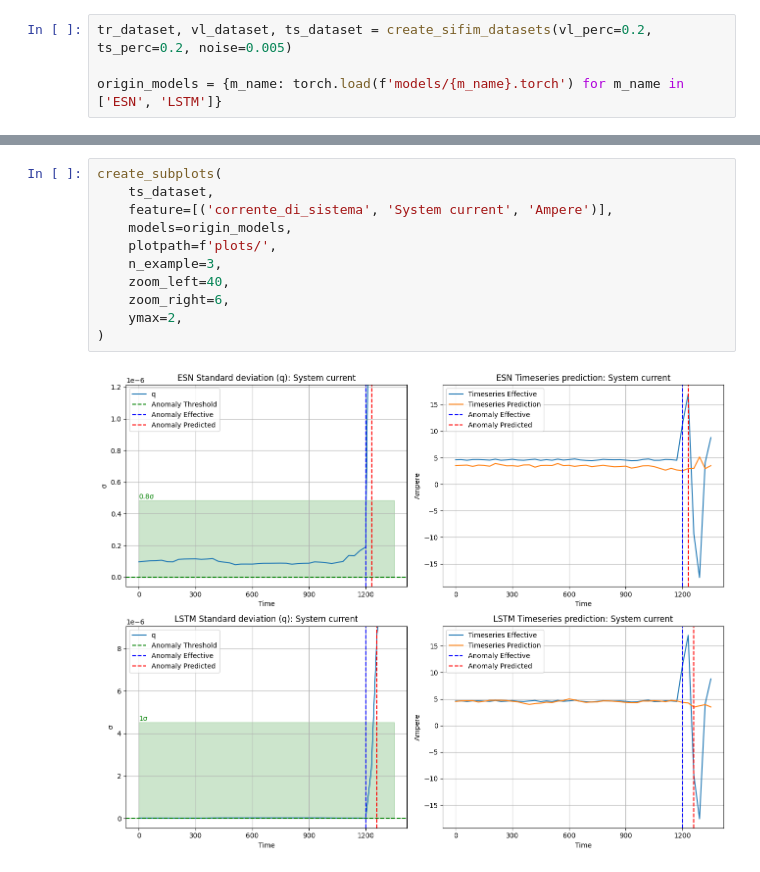
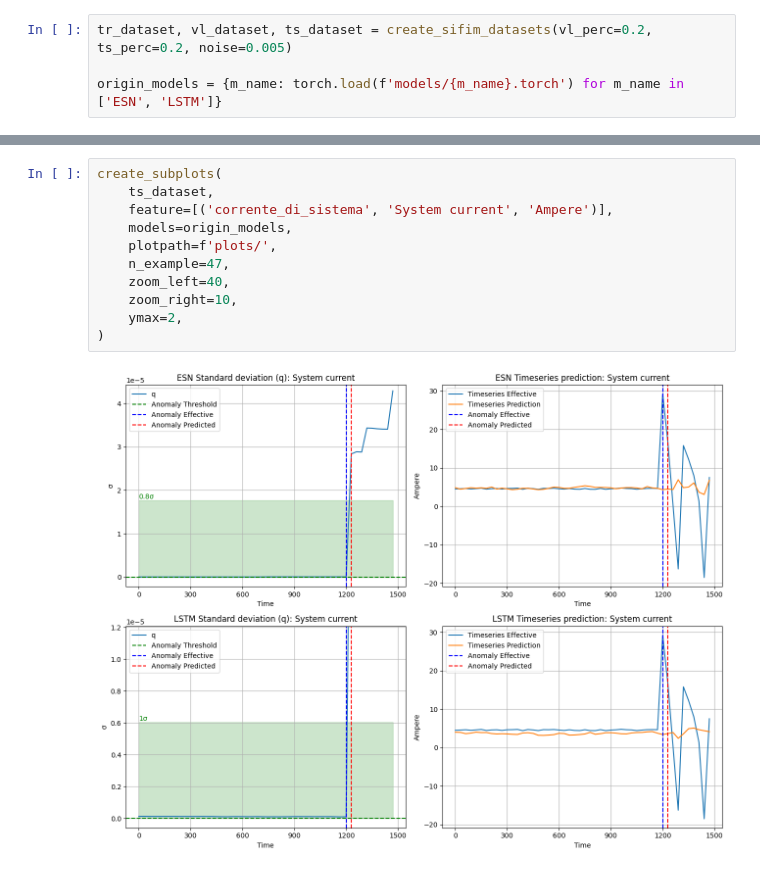
Before and after one commit to GeremiaPompei/energiai, a Jupyter notebook: notebook/plot_analysis.ipynb, the cells around one changed output, grey strips where cells are left out. Drawn from its saved outputs; the diff is of its cells as text.

```diff
--- a/notebook/plot_analysis.ipynb
+++ b/notebook/plot_analysis.ipynb
@@ -79,16 +79,16 @@ create_subplots(
 # %%
 create_subplots(
     ts_dataset,
     feature=[('corrente_di_sistema', 'System current', 'Ampere')],
     models=origin_models,
     plotpath=f'plots/',
-    n_example=3,
+    n_example=47,
     zoom_left=40,
-    zoom_right=6,
+    zoom_right=10,
     ymax=2,
 )
 # %% [output]
-[figure, old version]
+[figure, new version]
 # %%
 create_subplots(
     ts_dataset,
```
Also changed, not shown: parts of 6 cells of this notebook, 11 other files.
